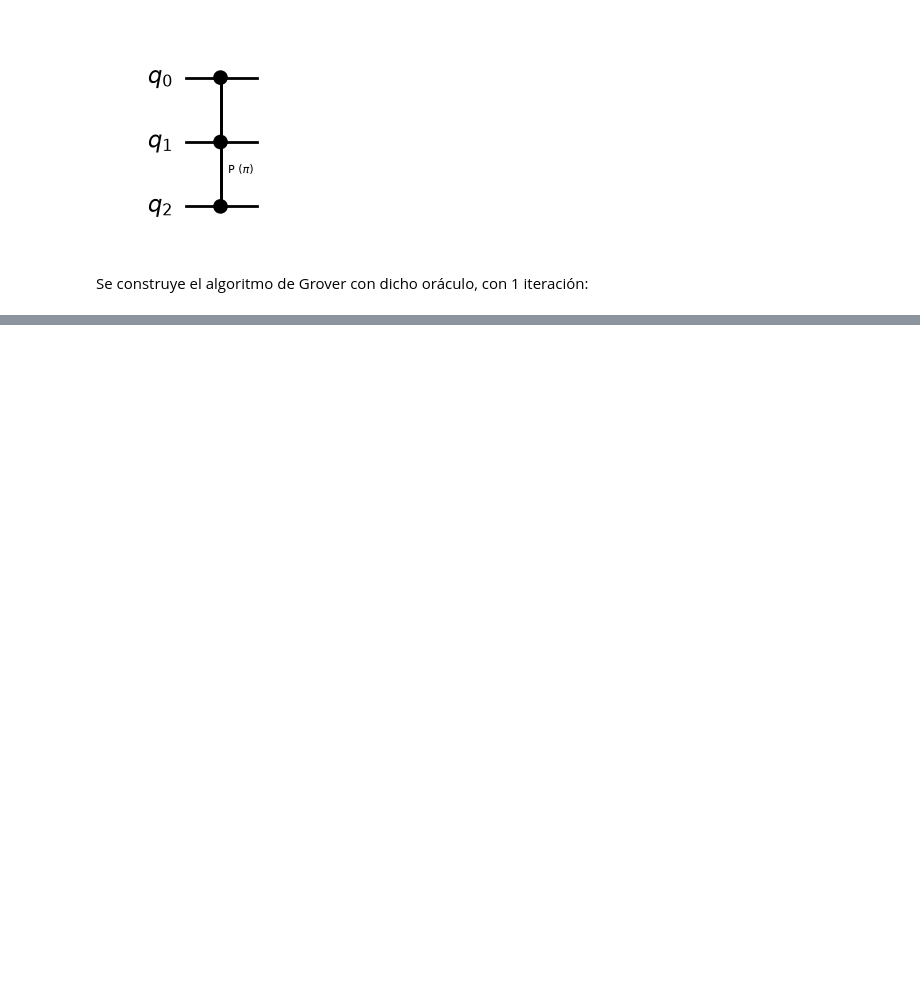
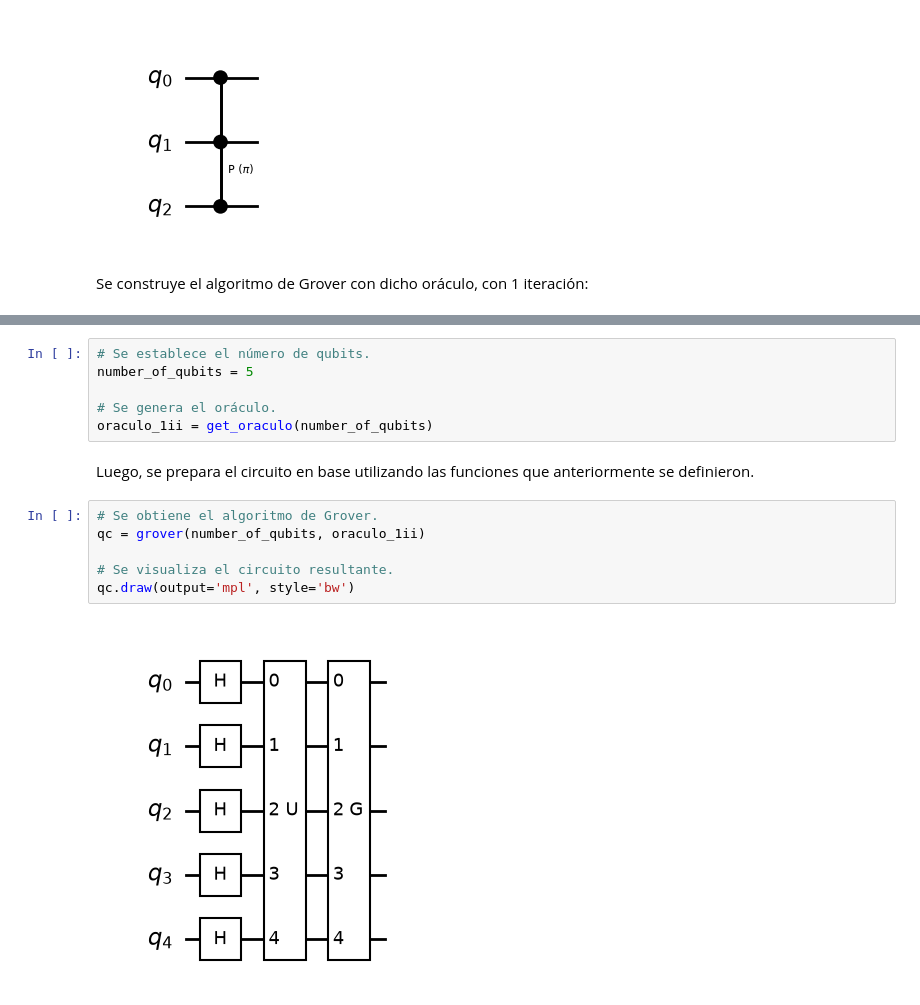
Before and after one commit to iroumec/qomputing-coursework, a Jupyter notebook: practicos/grover.ipynb, the cells around one changed output, grey strips where cells are left out. Saved outputs shown, nothing was run; the diff lists cells and outputs as text; blank space fills up the shorter version.

```diff
--- a/practicos/grover.ipynb
+++ b/practicos/grover.ipynb
@@ -148,0 +207,16 @@ Se construye el algoritmo de Grover con dicho oráculo, con 1 iteración:
+# %%
+# Se establece el número de qubits.
+number_of_qubits = 5
+
+# Se genera el oráculo.
+oraculo_1ii = get_oraculo(number_of_qubits)
+# %% [markdown]
+Luego, se prepara el circuito en base utilizando las funciones que anteriormente se definieron.
+# %%
+# Se obtiene el algoritmo de Grover.
+qc = grover(number_of_qubits, oraculo_1ii)
+
+# Se visualiza el circuito resultante.
+qc.draw(output='mpl', style='bw')
+# %% [output]
+[figure, added]
```
Also changed, not shown: parts of 22 cells of this notebook, 2 other files.
